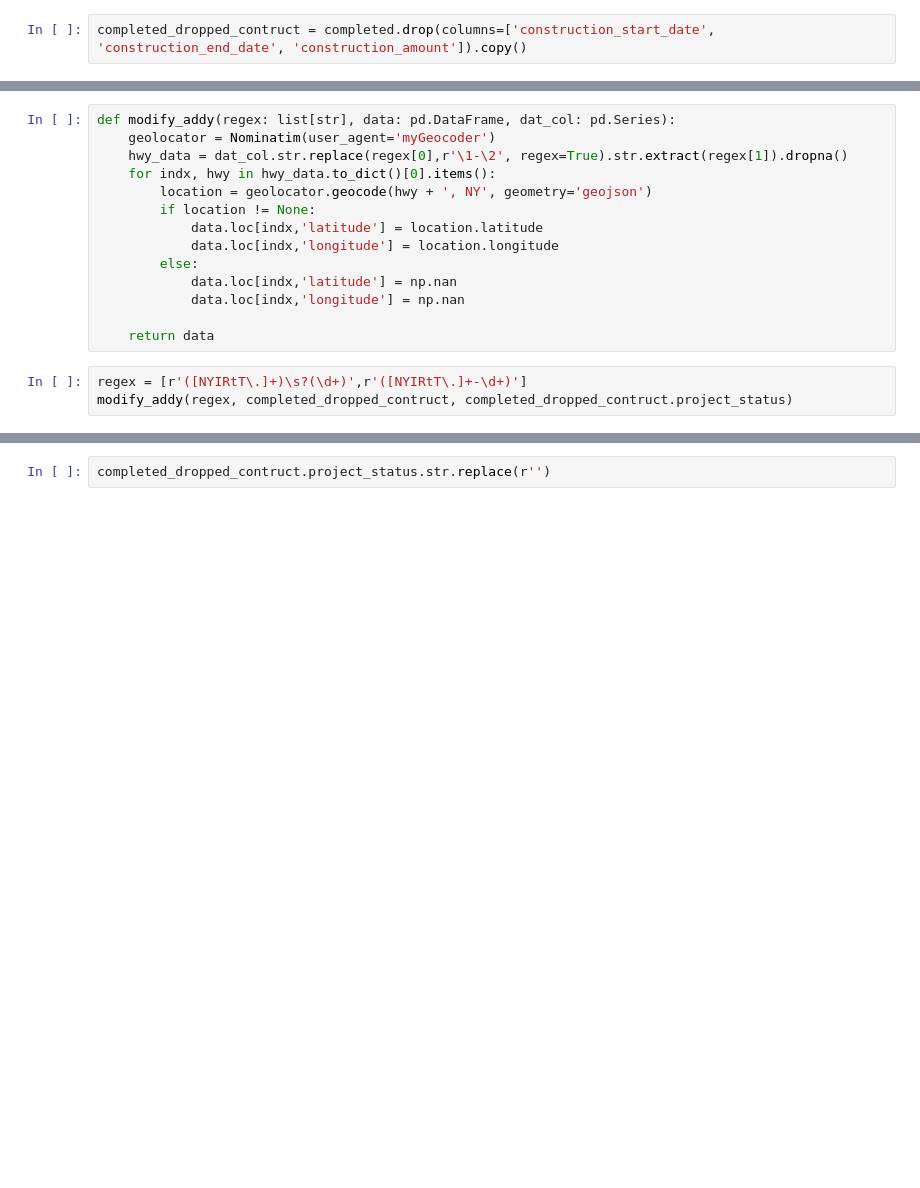
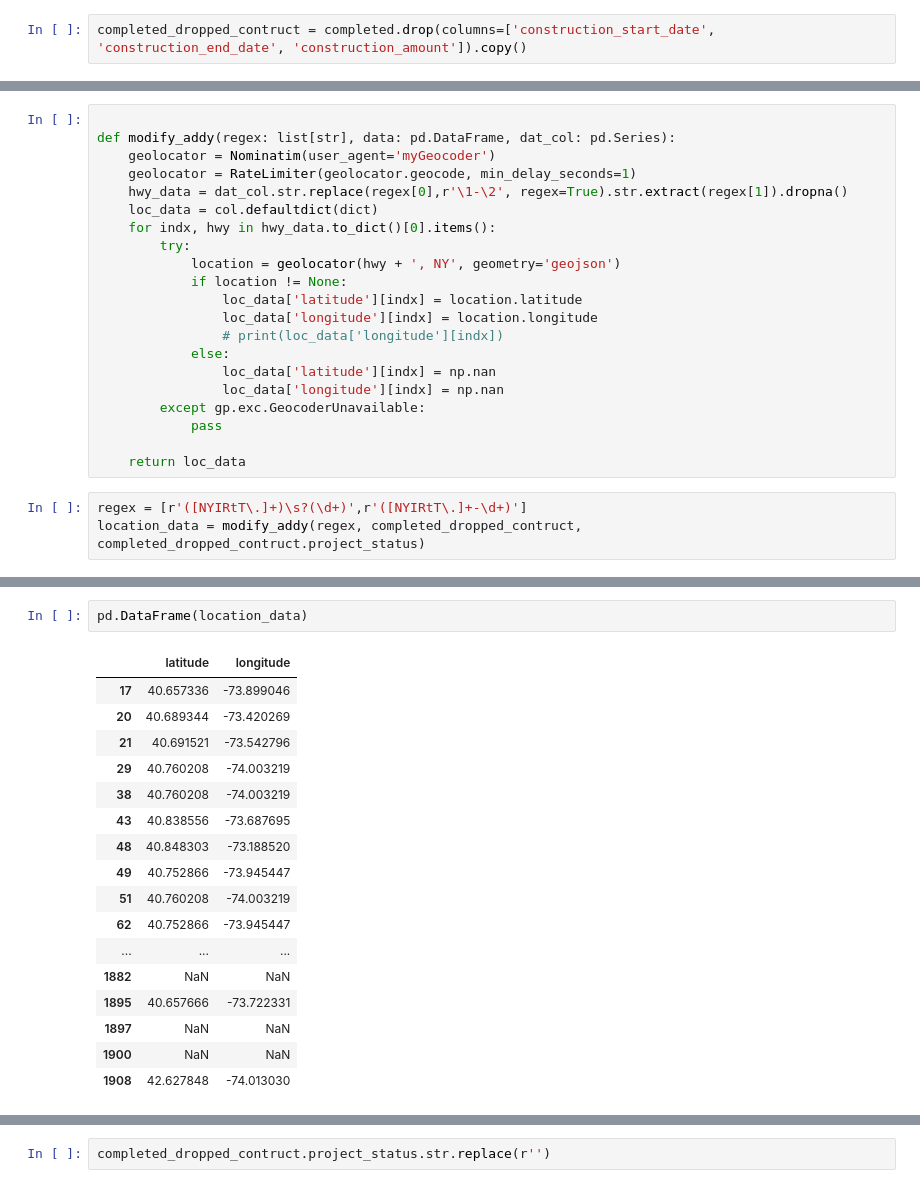
Before and after one commit to AVelaryon/GIS-Exploration, a Jupyter notebook: GISPRoj.ipynb, the cells around one changed output, grey strips where cells are left out. Cells and saved outputs as stored; diff of their text form; blank space fills up the shorter version.

```diff
--- a/GISPRoj.ipynb
+++ b/GISPRoj.ipynb
@@ -74,18 +72,25 @@ completed_dropped_contruct
 # %%
+
 def modify_addy(regex: list[str], data: pd.DataFrame, dat_col: pd.Series):
     geolocator = Nominatim(user_agent='myGeocoder')
+    geolocator = RateLimiter(geolocator.geocode, min_delay_seconds=1)
     hwy_data = dat_col.str.replace(regex[0],r'\1-\2', regex=True).str.extract(regex[1]).dropna()
+    loc_data = col.defaultdict(dict)
     for indx, hwy in hwy_data.to_dict()[0].items():
-        location = geolocator.geocode(hwy + ', NY', geometry='geojson')
-        if location != None:
-            data.loc[indx,'latitude'] = location.latitude
-            data.loc[indx,'longitude'] = location.longitude
-        else:
-            data.loc[indx,'latitude'] = np.nan
-            data.loc[indx,'longitude'] = np.nan
+        try:
+            location = geolocator(hwy + ', NY', geometry='geojson')
+            if location != None:
+                loc_data['latitude'][indx] = location.latitude
+                loc_data['longitude'][indx] = location.longitude
+                # print(loc_data['longitude'][indx])
+            else:
+                loc_data['latitude'][indx] = np.nan
+                loc_data['longitude'][indx] = np.nan
+        except gp.exc.GeocoderUnavailable:
+            pass
 
-    return data
+    return loc_data
 # %%
 regex = [r'([NYIRtT\.]+)\s?(\d+)',r'([NYIRtT\.]+-\d+)']
-modify_addy(regex, completed_dropped_contruct, completed_dropped_contruct.project_status)
+location_data = modify_addy(regex, completed_dropped_contruct, completed_dropped_contruct.project_status)
 # %% [output]
@@ -93,3 +134,23 @@ Error:
+# %%
+pd.DataFrame(location_data)
+# %% [output]
+|  | latitude | longitude |
+| 17 | 40.657336 | -73.899046 |
+| 20 | 40.689344 | -73.420269 |
+| 21 | 40.691521 | -73.542796 |
+| 29 | 40.760208 | -74.003219 |
+| 38 | 40.760208 | -74.003219 |
+| 43 | 40.838556 | -73.687695 |
+| 48 | 40.848303 | -73.188520 |
+| 49 | 40.752866 | -73.945447 |
+| 51 | 40.760208 | -74.003219 |
+| 62 | 40.752866 | -73.945447 |
+| ... | ... | ... |
+| 1882 | NaN | NaN |
+| 1895 | 40.657666 | -73.722331 |
+| 1897 | NaN | NaN |
+| 1900 | NaN | NaN |
+| 1908 | 42.627848 | -74.013030 |
 # %%
 pd.set_option('display.max_rows', 300)
 regex = r'(\d+\s\w+\s[RAdVEveoOaD]+)'
```
Also changed, not shown: parts of 7 cells of this notebook.
